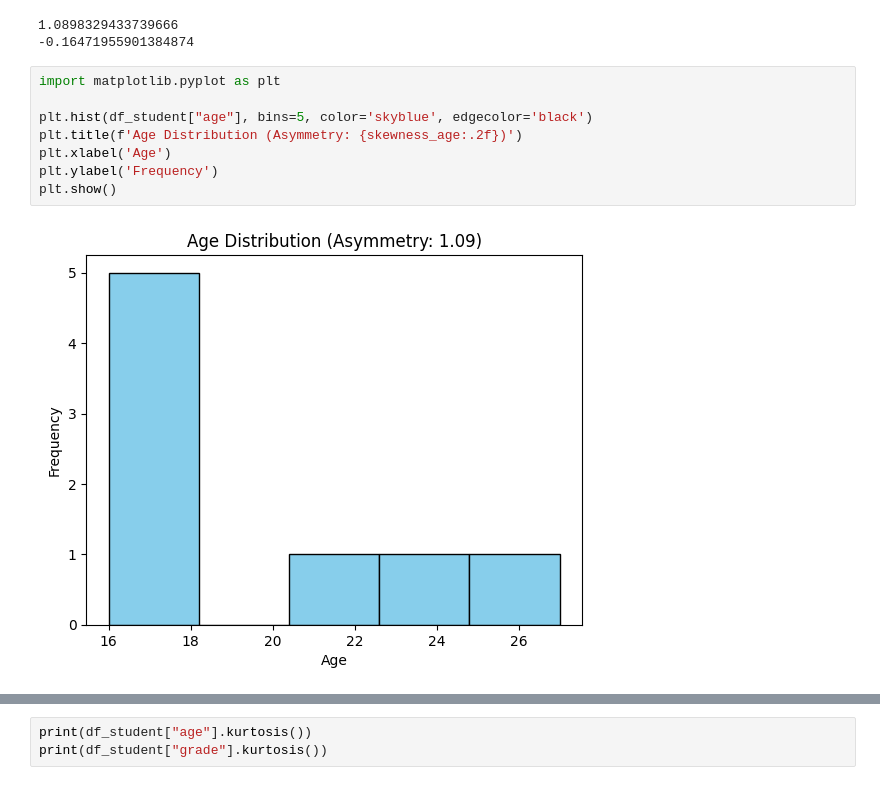
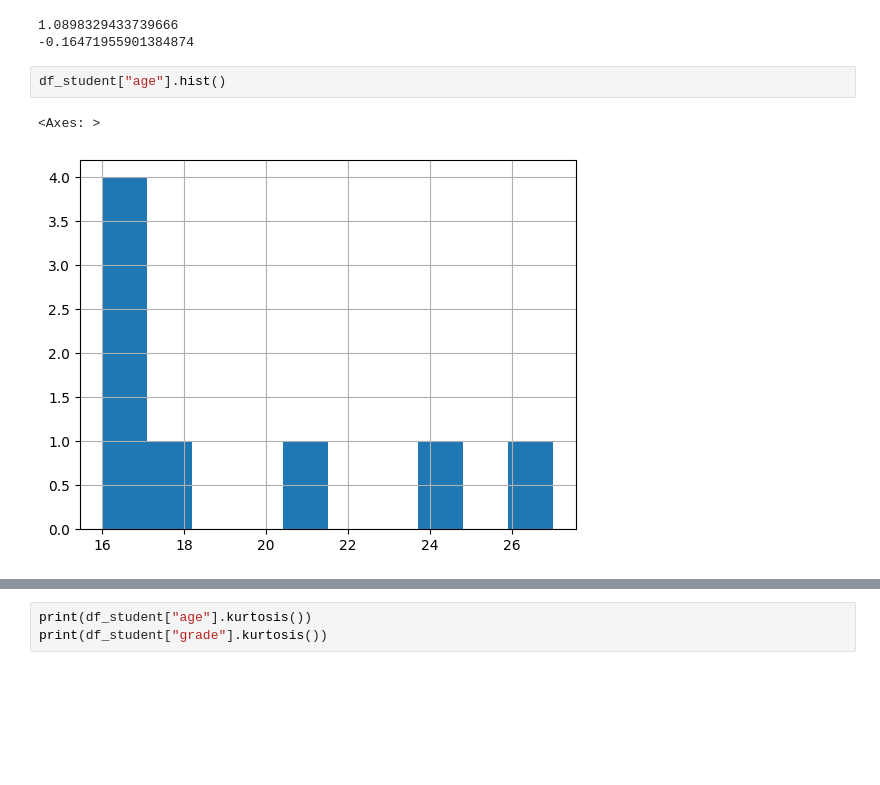
Before and after one commit to EmanuelQuintino/Data-Analysis-Course, a Jupyter notebook: 4-Data-Analytics/class-02-pandas/df_statistics.ipynb, the cells around one changed output, grey strips where cells are left out. Saved outputs shown, nothing was run; the diff lists cells and outputs as text; blank space fills up the shorter version.

```diff
--- a/4-Data-Analytics/class-02-pandas/df_statistics.ipynb
+++ b/4-Data-Analytics/class-02-pandas/df_statistics.ipynb
@@ -120,16 +148,11 @@ print(skewness_grade)
 # %% [output]
 1.0898329433739666
 -0.16471955901384874
-# %%
-import matplotlib.pyplot as plt
-
-plt.hist(df_student["age"], bins=5, color='skyblue', edgecolor='black')
-plt.title(f'Age Distribution (Asymmetry: {skewness_age:.2f})')
-plt.xlabel('Age')
-plt.ylabel('Frequency')
-plt.show()
-# %% [output]
-[figure, removed]
+# %%
+df_student["age"].hist()
+# %% [output]
+<Axes: >
+[figure, added]
 # %% [markdown]
 ### Kurtosis
 
```
Also changed, not shown: parts of 5 cells of this notebook.
